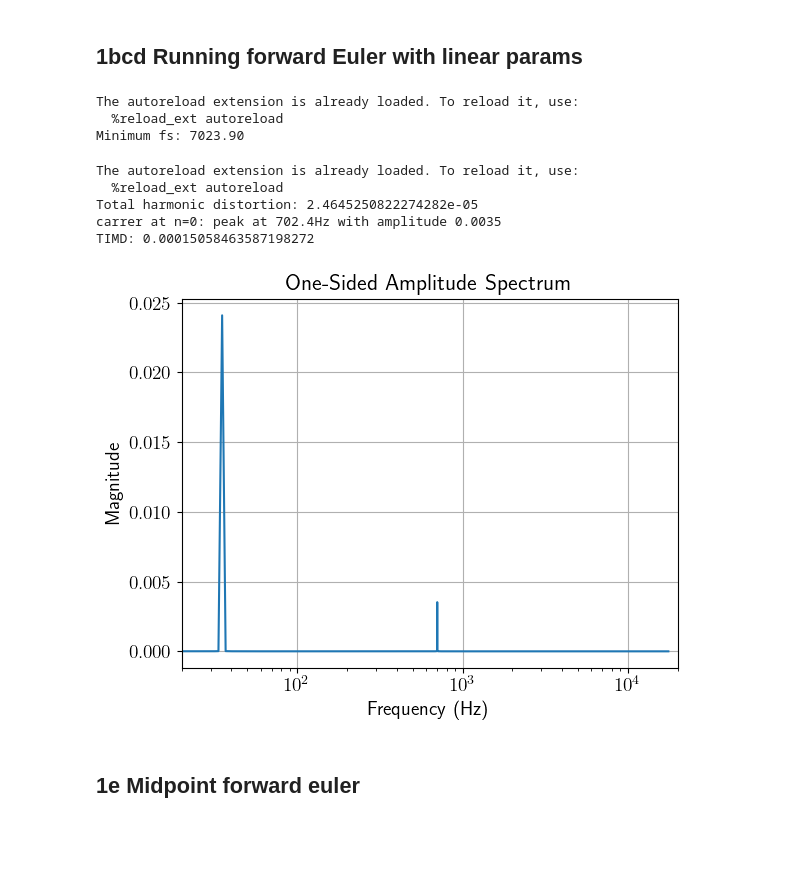
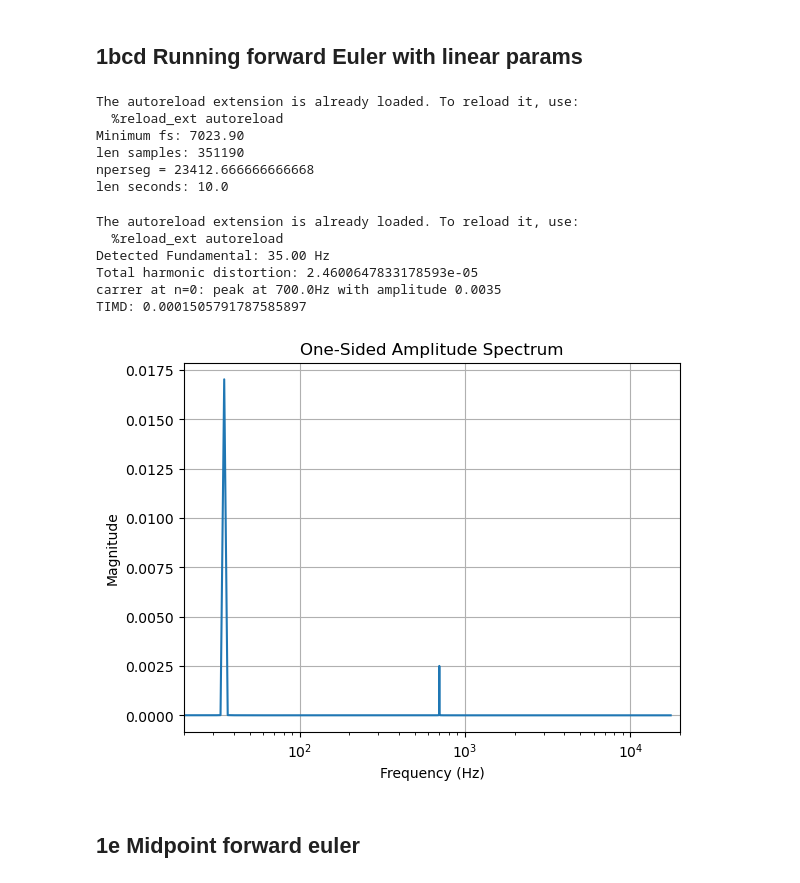
Before and after one commit to istlf/non-linear-transducers-project, a Jupyter notebook: Lab E - part 1.ipynb, the cells around one changed output. Saved outputs shown, nothing was run; the diff lists cells and outputs as text; code cells hidden in the pictures; blank space fills up the shorter version.

```diff
--- a/Lab E - part 1.ipynb
+++ b/Lab E - part 1.ipynb
@@ -58,7 +58,7 @@ u = pink_noise_20Hz
 x = util.solve_forward_euler(F, G, u, x0, fs)
 X = np.array([x[:,0], x[:,1], x[:,2]])
 
-G_iu_forward, G_du_forward, G_vu_forward, f = util.welch(u, X, fs)
+G_iu_forward, G_du_forward, G_vu_forward, f = util.welchie(u, X, fs)
 
 G_iu_mag_db_forward, G_iu_phase_forward, G_iu_mag_lin_forward  = engutil.tf_to_magphase(G_iu_forward)
 G_du_mag_db_forward, G_du_phase_forward, G_du_mag_lin_forward  = engutil.tf_to_magphase(G_du_forward)
@@ -71,6 +71,9 @@ G_vu_mag_db_forward, G_vu_phase_forward, G_vu_mag_lin_forward  = engutil.tf_to_m
 The autoreload extension is already loaded. To reload it, use:
   %reload_ext autoreload
 Minimum fs: 7023.90
+len samples: 351190
+nperseg = 23412.666666666668
+len seconds: 10.0
 # %%
 %load_ext autoreload
 %autoreload 2
@@ -78,7 +81,7 @@ from scipy.io import wavfile
 import matplotlib.pyplot as plt
 
 duration = 1
-freq = fs/1000
+freq = int(fs/1000)
 T = 1/freq
 Vrms = 0.15
 
@@ -89,38 +92,39 @@ x = util.solve_forward_euler(F, G, single_freq, x0, fs)
 
 d_single = x[:,2]
 
 # Snip t and d to avoid transient parts
 t_snipped = t[int(10*fs*T):int(30*fs*T)]
 d_single = d_single[int(10*fs*T):int(30*fs*T)]
 
 thd_val, data = util.thd_r(d_single, fs)
 print(f"Total harmonic distortion: {thd_val * 100}")
 
 # plt.figure()
 # plt.plot(t_snipped, d_single)
 
 two_freq = np.sqrt(2)*Vrms*np.sin(2 * np.pi * freq * t) + np.sqrt(2)*Vrms*np.sin(2 * np.pi * 20*freq * t)
 
 x = util.solve_forward_euler(F, G, two_freq, x0, fs)
 
 d_two_freq = x[:,2]
 
 d_two_freq = d_two_freq[int(10*fs*T):int(30*fs*T)]
 
 timd = util.timd(d_two_freq, fs, freq, 20*freq)
 print(f"TIMD: {timd * 100}")
 
 # plt.figure()
 # plt.plot(t_snipped, d_two_freq)
 
-util.plot_one_sided_spectrum(d_two_freq, fs, xlim=[20,20e3])
+util.plot_spectrum(d_two_freq, fs, xlim=[20,20e3])
 # %% [output]
 The autoreload extension is already loaded. To reload it, use:
   %reload_ext autoreload
-Total harmonic distortion: 2.4645250822274282e-05
-carrer at n=0: peak at 702.4Hz with amplitude 0.0035
-TIMD: 0.00015058463587198272
+Detected Fundamental: 35.00 Hz
+Total harmonic distortion: 2.4600647833178593e-05
+carrer at n=0: peak at 700.0Hz with amplitude 0.0035
+TIMD: 0.0001505791787585897
-[figure, old version]
+[figure, new version]
 # %% [markdown]
 ## 1e Midpoint forward euler
 # %%
```
Also changed, not shown: parts of 1 cell of this notebook, 9 other files.
